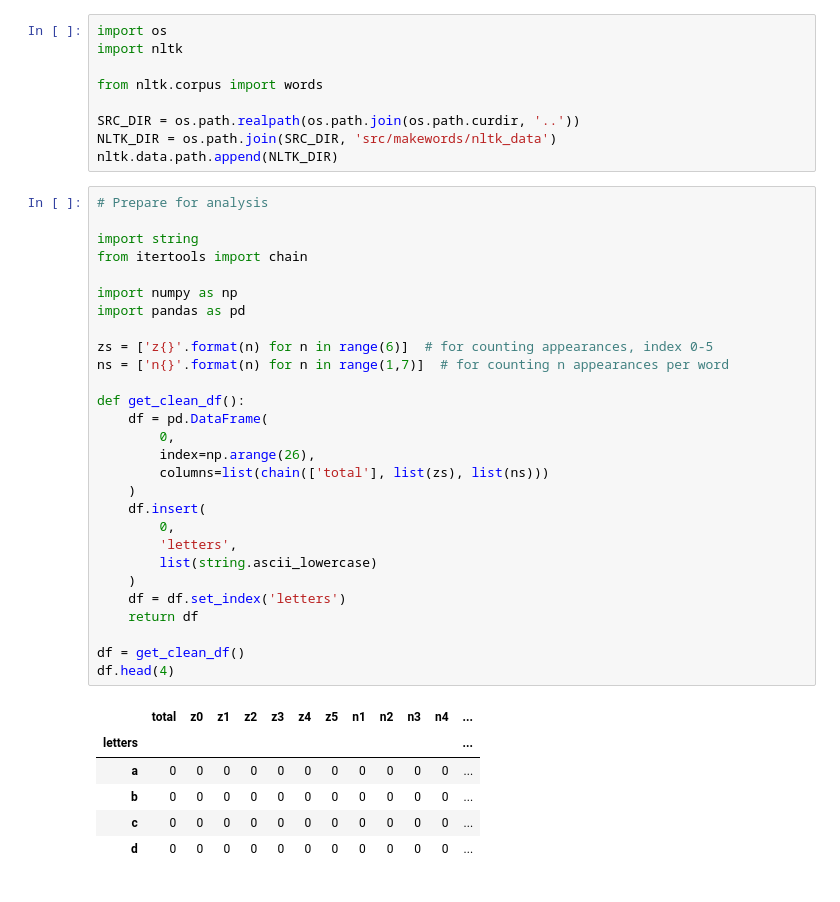
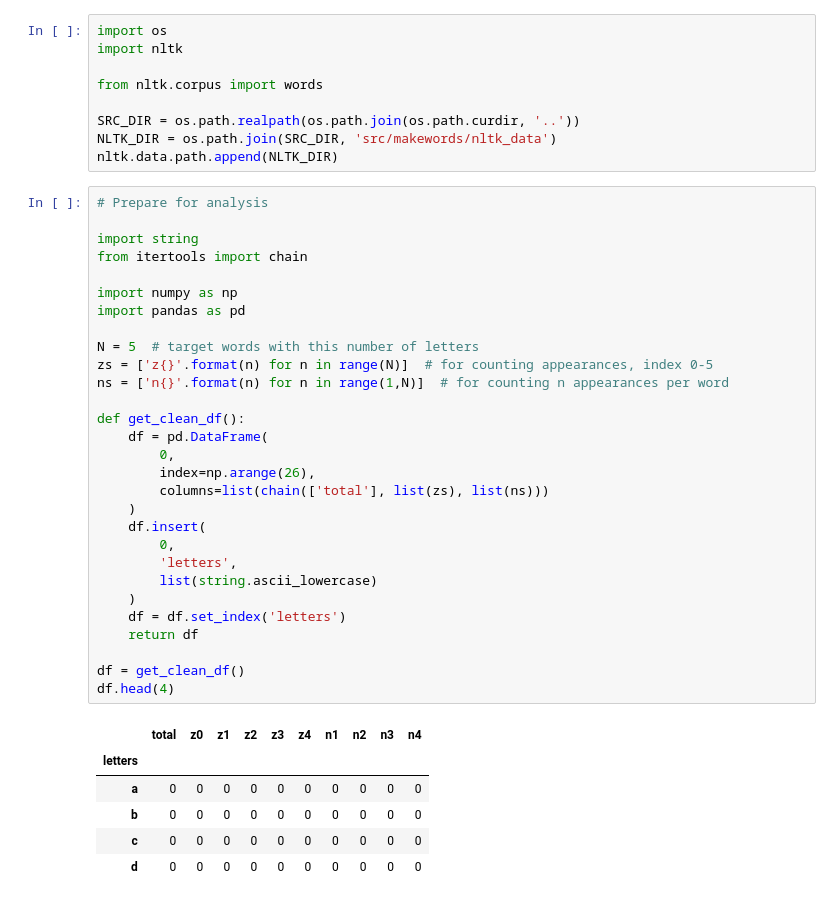
Before and after one commit to mwalpole/makewords, a Jupyter notebook: notebooks/notebook-wordle.ipynb, the cells around one changed output. Saved outputs shown, nothing was run; the diff lists cells and outputs as text.

```diff
--- a/notebooks/notebook-wordle.ipynb
+++ b/notebooks/notebook-wordle.ipynb
@@ -28,38 +29,39 @@ nltk.data.path.append(NLTK_DIR)
 # %%
 # Prepare for analysis
 
 import string
 from itertools import chain
 
 import numpy as np
 import pandas as pd
 
-zs = ['z{}'.format(n) for n in range(6)]  # for counting appearances, index 0-5
-ns = ['n{}'.format(n) for n in range(1,7)]  # for counting n appearances per word
+N = 5  # target words with this number of letters
+zs = ['z{}'.format(n) for n in range(N)]  # for counting appearances, index 0-5
+ns = ['n{}'.format(n) for n in range(1,N)]  # for counting n appearances per word
 
 def get_clean_df():
     df = pd.DataFrame(
         0,
         index=np.arange(26),
         columns=list(chain(['total'], list(zs), list(ns)))
     )
     df.insert(
         0,
         'letters',
         list(string.ascii_lowercase)
     )
     df = df.set_index('letters')
     return df
 
 df = get_clean_df()
 df.head(4)
 # %% [output]
-|  | total | z0 | z1 | z2 | z3 | z4 | z5 | n1 | n2 | n3 | n4 | ... |
-| letters |  |  |  |  |  |  |  |  |  |  |  | ... |
-| a | 0 | 0 | 0 | 0 | 0 | 0 | 0 | 0 | 0 | 0 | 0 | ... |
-| b | 0 | 0 | 0 | 0 | 0 | 0 | 0 | 0 | 0 | 0 | 0 | ... |
-| c | 0 | 0 | 0 | 0 | 0 | 0 | 0 | 0 | 0 | 0 | 0 | ... |
-| d | 0 | 0 | 0 | 0 | 0 | 0 | 0 | 0 | 0 | 0 | 0 | ... |
+|  | total | z0 | z1 | z2 | z3 | z4 | n1 | n2 | n3 | n4 |
+| letters |  |  |  |  |  |  |  |  |  |  |
+| a | 0 | 0 | 0 | 0 | 0 | 0 | 0 | 0 | 0 | 0 |
+| b | 0 | 0 | 0 | 0 | 0 | 0 | 0 | 0 | 0 | 0 |
+| c | 0 | 0 | 0 | 0 | 0 | 0 | 0 | 0 | 0 | 0 |
+| d | 0 | 0 | 0 | 0 | 0 | 0 | 0 | 0 | 0 | 0 |
 # %%
 # Begin analysis
 import collections
```
Also changed, not shown: parts of 6 cells of this notebook, 3 other files.
